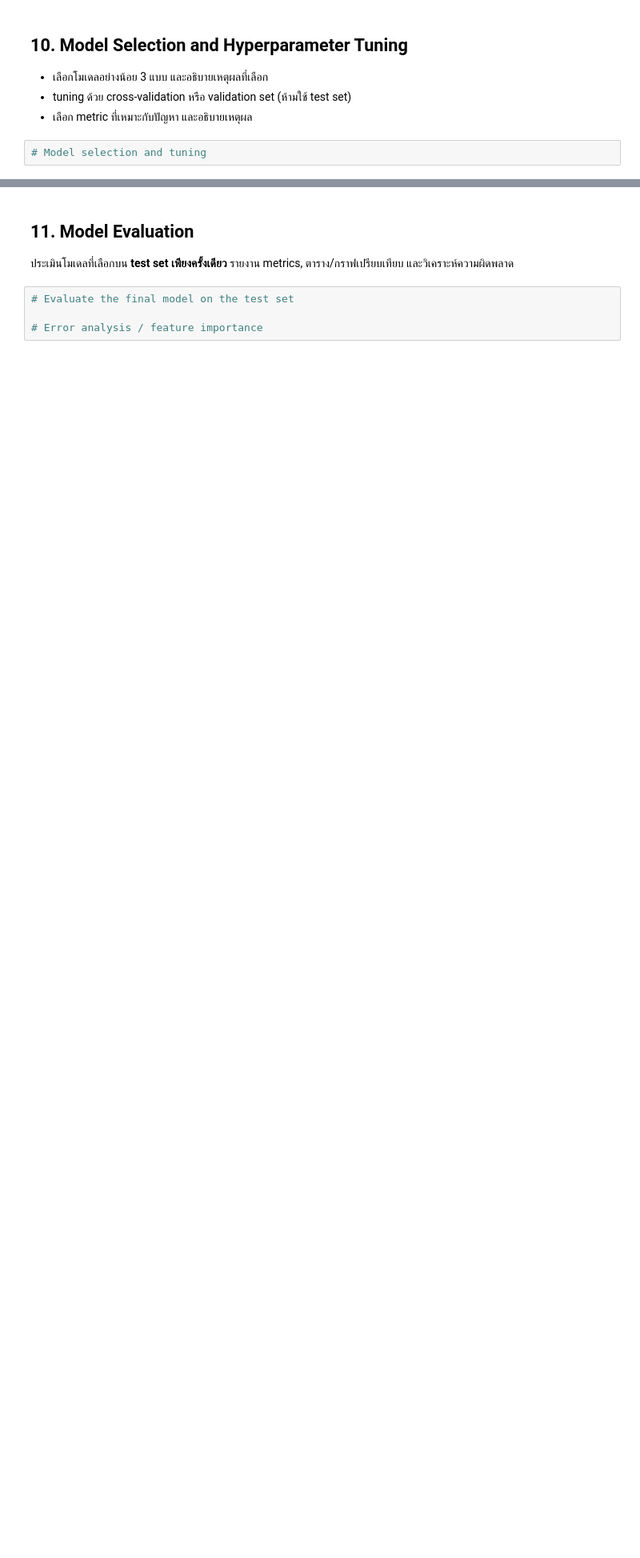
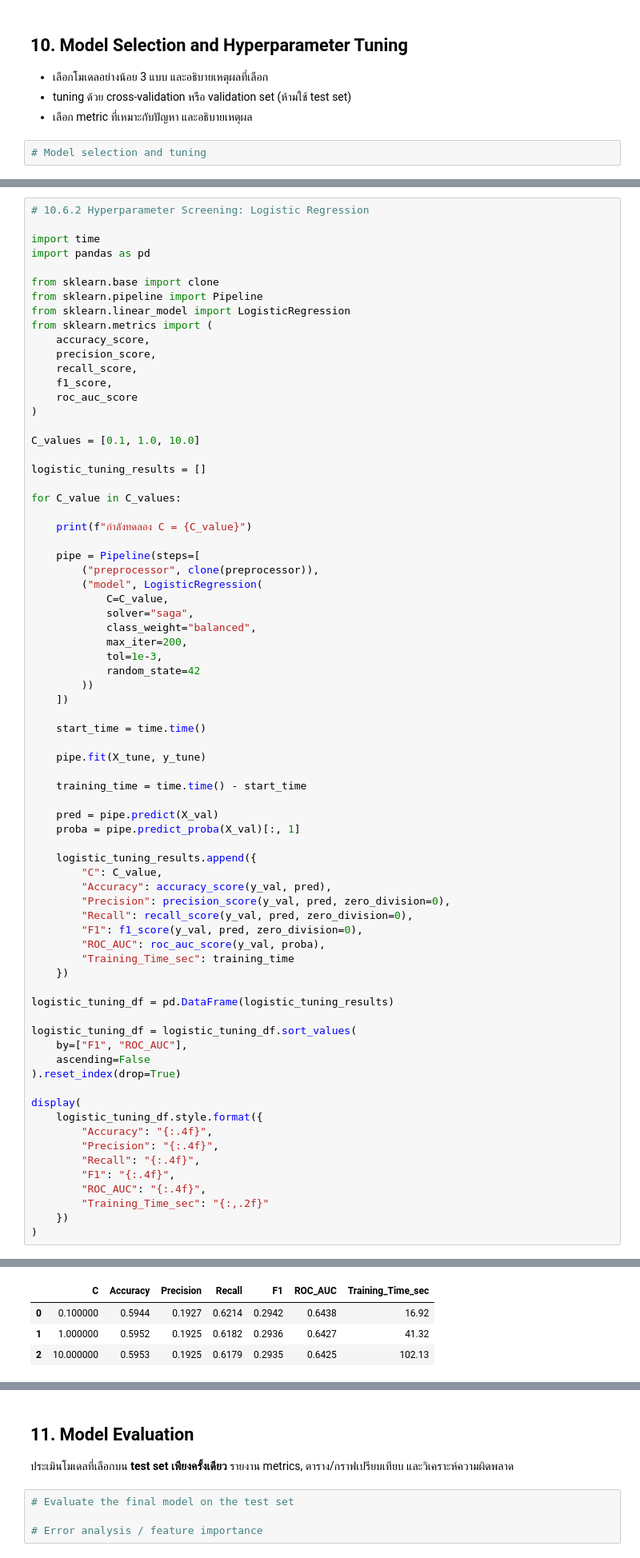
Before and after one commit to prapakronmu/project2_bigdata-G4, a Jupyter notebook: GROUP4_MiniProject_Part2_BigData_ML.ipynb, the cells around one changed output, grey strips where cells are left out. Shown at 80% size. Cells and saved outputs as stored; diff of their text form; blank space fills up the shorter version.

```diff
--- a/GROUP4_MiniProject_Part2_BigData_ML.ipynb
+++ b/GROUP4_MiniProject_Part2_BigData_ML.ipynb
@@ -1878,0 +2571,74 @@ Train ใช้ให้โมเดลเรียนรู้ Validation ใ
+# %%
+# 10.6.2 Hyperparameter Screening: Logistic Regression
+
+import time
+import pandas as pd
+
+from sklearn.base import clone
+from sklearn.pipeline import Pipeline
+from sklearn.linear_model import LogisticRegression
+from sklearn.metrics import (
+    accuracy_score,
+    precision_score,
+    recall_score,
+    f1_score,
+    roc_auc_score
+)
+
+C_values = [0.1, 1.0, 10.0]
+
+logistic_tuning_results = []
+
+for C_value in C_values:
+
+    print(f"กำลังทดลอง C = {C_value}")
+
+    pipe = Pipeline(steps=[
+        ("preprocessor", clone(preprocessor)),
+        ("model", LogisticRegression(
+            C=C_value,
+            solver="saga",
+            class_weight="balanced",
+            max_iter=200,
+            tol=1e-3,
+            random_state=42
+        ))
+    ])
+
+    start_time = time.time()
+
+    pipe.fit(X_tune, y_tune)
+
+    training_time = time.time() - start_time
+
+    pred = pipe.predict(X_val)
+    proba = pipe.predict_proba(X_val)[:, 1]
+
+    logistic_tuning_results.append({
+        "C": C_value,
+        "Accuracy": accuracy_score(y_val, pred),
+        "Precision": precision_score(y_val, pred, zero_division=0),
+        "Recall": recall_score(y_val, pred, zero_division=0),
+        "F1": f1_score(y_val, pred, zero_division=0),
+        "ROC_AUC": roc_auc_score(y_val, proba),
+        "Training_Time_sec": training_time
+    })
+
+logistic_tuning_df = pd.DataFrame(logistic_tuning_results)
+
+logistic_tuning_df = logistic_tuning_df.sort_values(
+    by=["F1", "ROC_AUC"],
+    ascending=False
+).reset_index(drop=True)
+
+display(
+    logistic_tuning_df.style.format({
+        "Accuracy": "{:.4f}",
+        "Precision": "{:.4f}",
+        "Recall": "{:.4f}",
+        "F1": "{:.4f}",
+        "ROC_AUC": "{:.4f}",
+        "Training_Time_sec": "{:,.2f}"
+    })
+)
+# %% [output]
@@ -1878,0 +2648,4 @@ Train ใช้ให้โมเดลเรียนรู้ Validation ใ
+|  | C | Accuracy | Precision | Recall | F1 | ROC_AUC | Training_Time_sec |
+| 0 | 0.100000 | 0.5944 | 0.1927 | 0.6214 | 0.2942 | 0.6438 | 16.92 |
+| 1 | 1.000000 | 0.5952 | 0.1925 | 0.6182 | 0.2936 | 0.6427 | 41.32 |
+| 2 | 10.000000 | 0.5953 | 0.1925 | 0.6179 | 0.2935 | 0.6425 | 102.13 |
```
Also changed, not shown: parts of 52 cells of this notebook.
